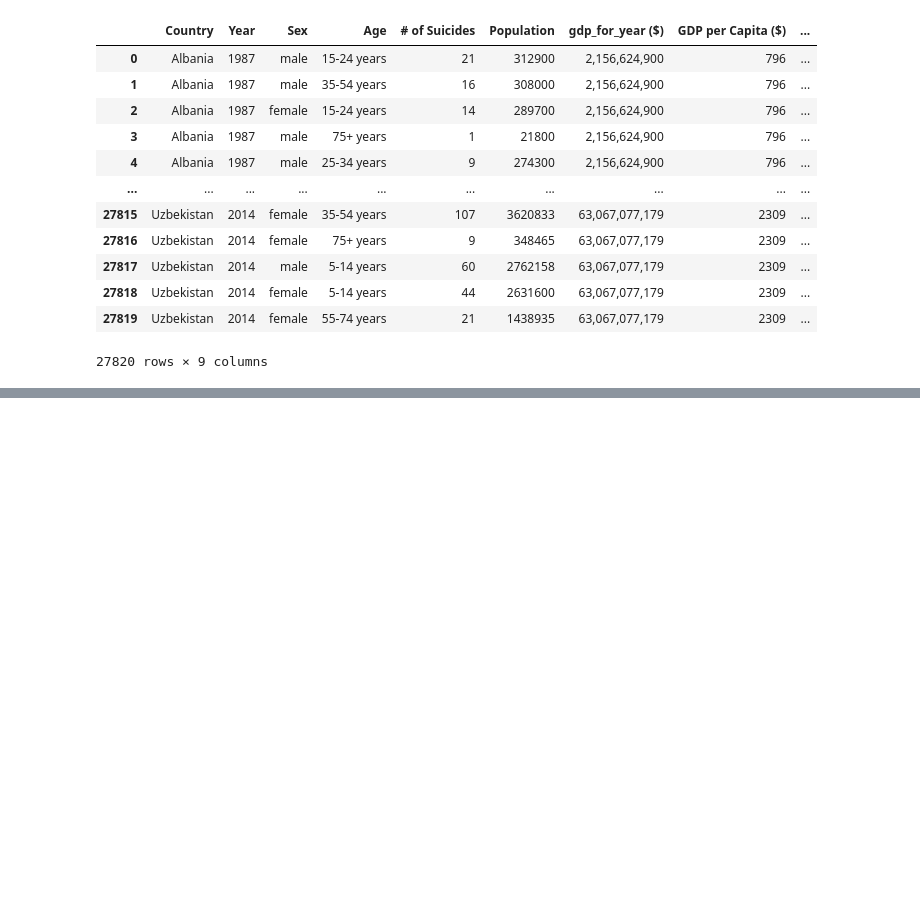
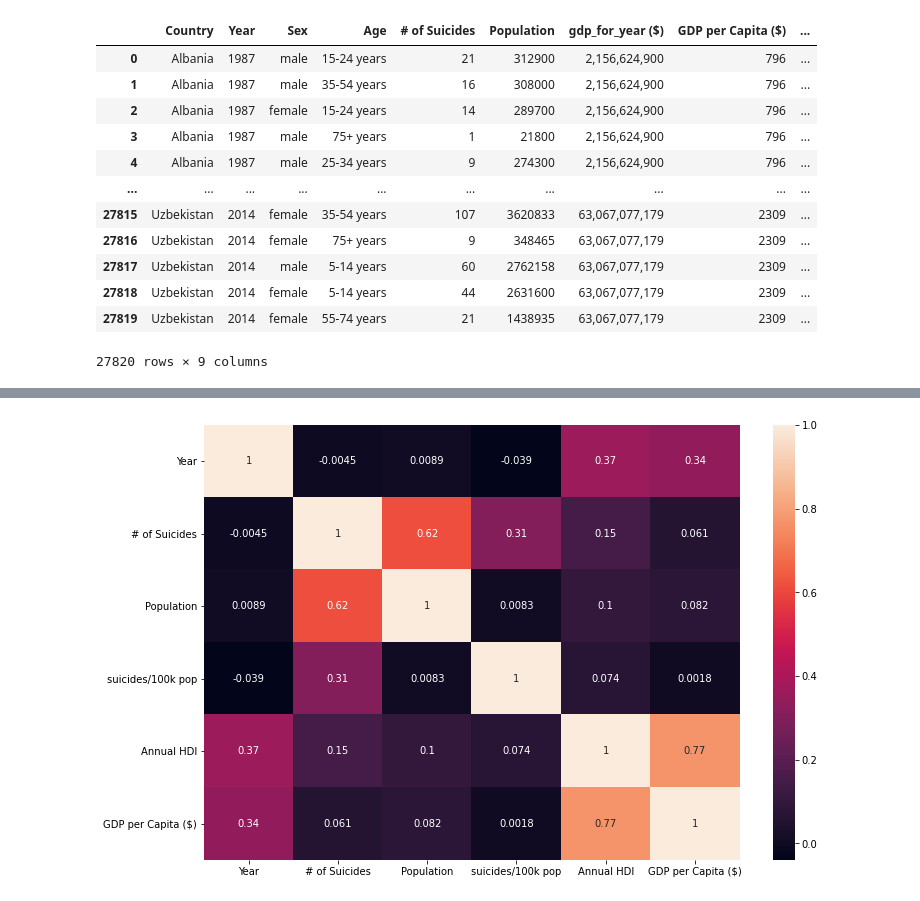
Before and after one commit to JohnMHoyt24/mental-health-analysis, a Jupyter notebook: Mental_Health_Analysis.ipynb, the cells around one changed output, grey strips where cells are left out. Saved outputs shown, nothing was run; the diff lists cells and outputs as text; code cells hidden in the pictures; blank space fills up the shorter version.

```diff
--- a/Mental_Health_Analysis.ipynb
+++ b/Mental_Health_Analysis.ipynb
@@ -60,0 +93,6 @@ files.download('bar-chart.jpg')
+# %%
+import seaborn as sns
+
+new_df_corr = new_df.corr()
+
+new_df_corr
@@ -60,0 +107,6 @@ files.download('bar-chart.jpg')
+# %%
+fig, ax = plt.subplots(figsize= (12,8))
+sns.heatmap(new_df_corr, annot=True)
+#plt.savefig('heatmap.jpg')
+#files.download('heatmap.jpg')
+# %% [output]
@@ -60,0 +115 @@ files.download('bar-chart.jpg')
+[figure, added]
```
Also changed, not shown: parts of 10 cells of this notebook, 3 other files.
